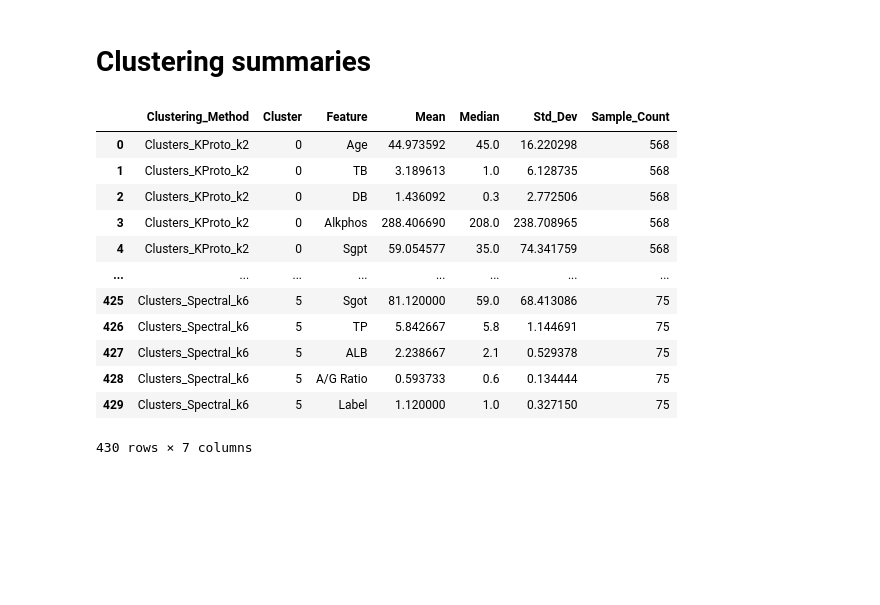
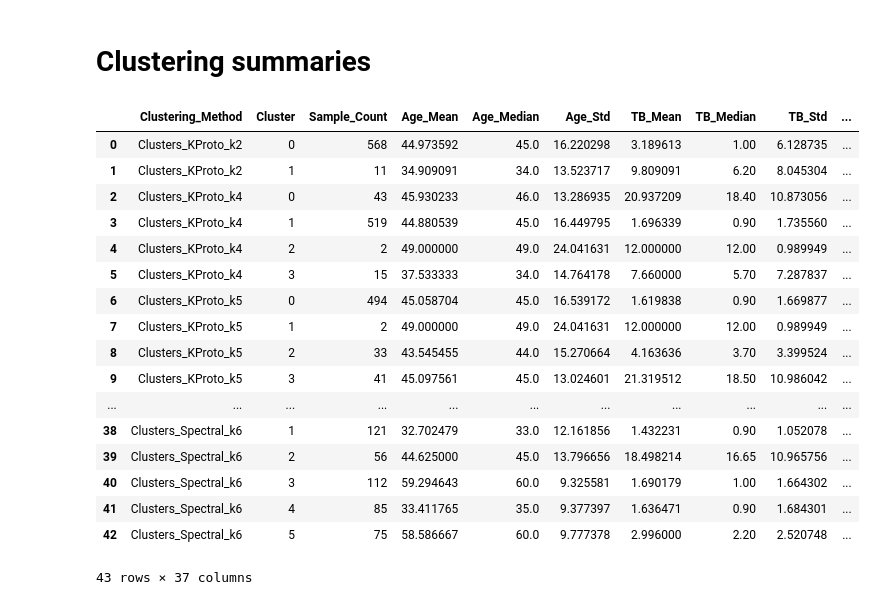
Before and after one commit to Filippo-Corti/ExplainableClustering, a Jupyter notebook: clustering_summaries.ipynb, the cells around one changed output. Cells and saved outputs as stored; diff of their text form; code cells hidden in the pictures; blank space fills up the shorter version.

Commit message:
changes to DataFrame structure

```diff
--- a/clustering_summaries.ipynb
+++ b/clustering_summaries.ipynb
@@ -60,16 +13,0 @@ all_summaries = pd.concat(summary_dfs.values(), ignore_index=True)
-# %%
-all_summaries
-# %% [output]
-|  | Clustering_Method | Cluster | Feature | Mean | Median | Std_Dev | Sample_Count |
-| 0 | Clusters_KProto_k2 | 0 | Age | 44.973592 | 45.0 | 16.220298 | 568 |
-| 1 | Clusters_KProto_k2 | 0 | TB | 3.189613 | 1.0 | 6.128735 | 568 |
-| 2 | Clusters_KProto_k2 | 0 | DB | 1.436092 | 0.3 | 2.772506 | 568 |
-| 3 | Clusters_KProto_k2 | 0 | Alkphos | 288.406690 | 208.0 | 238.708965 | 568 |
-| 4 | Clusters_KProto_k2 | 0 | Sgpt | 59.054577 | 35.0 | 74.341759 | 568 |
-| ... | ... | ... | ... | ... | ... | ... | ... |
-| 425 | Clusters_Spectral_k6 | 5 | Sgot | 81.120000 | 59.0 | 68.413086 | 75 |
-| 426 | Clusters_Spectral_k6 | 5 | TP | 5.842667 | 5.8 | 1.144691 | 75 |
-| 427 | Clusters_Spectral_k6 | 5 | ALB | 2.238667 | 2.1 | 0.529378 | 75 |
-| 428 | Clusters_Spectral_k6 | 5 | A/G Ratio | 0.593733 | 0.6 | 0.134444 | 75 |
-| 429 | Clusters_Spectral_k6 | 5 | Label | 1.120000 | 1.0 | 0.327150 | 75 |
-430 rows × 7 columns
@@ -75,0 +35,56 @@ all_summaries
+# %%
+# Create comprehensive summary DataFrames including gender
+comprehensive_summary = []
+
+for cluster_method in clustering_columns:
+    unique_clusters = sorted(df[cluster_method].unique())
+
+    for cluster in unique_clusters:
+        cluster_id = str(cluster)
+
+        cluster_data = df[df[cluster_method] == cluster][feature_columns]
+        means = cluster_data.mean()
+        medians = cluster_data.median()
+        stds = cluster_data.std()
+
+        gender_info = gender_stats[cluster_method][f'cluster_{cluster}']
+
+        base_row = {
+            'Clustering_Method': cluster_method,
+            'Cluster': cluster_id,
+            'Sample_Count': gender_info['total_count']
+        }
+
+        for feature in feature_columns:
+            base_row[f'{feature}_Mean'] = means[feature]
+            base_row[f'{feature}_Median'] = medians[feature]
+            base_row[f'{feature}_Std'] = stds[feature]
+
+        for gender, proportion in gender_info['gender_proportions'].items():
+            base_row[f'Gender_{gender}_Proportion'] = proportion
+            base_row[f'Gender_{gender}_Count'] = gender_info['gender_counts'][gender]
+
+        comprehensive_summary.append(base_row)
+
+comprehensive_df = pd.DataFrame(comprehensive_summary)
+# %%
+comprehensive_df
+# %% [output]
+|  | Clustering_Method | Cluster | Sample_Count | Age_Mean | Age_Median | Age_Std | TB_Mean | TB_Median | TB_Std | ... |
+| 0 | Clusters_KProto_k2 | 0 | 568 | 44.973592 | 45.0 | 16.220298 | 3.189613 | 1.00 | 6.128735 | ... |
+| 1 | Clusters_KProto_k2 | 1 | 11 | 34.909091 | 34.0 | 13.523717 | 9.809091 | 6.20 | 8.045304 | ... |
+| 2 | Clusters_KProto_k4 | 0 | 43 | 45.930233 | 46.0 | 13.286935 | 20.937209 | 18.40 | 10.873056 | ... |
+| 3 | Clusters_KProto_k4 | 1 | 519 | 44.880539 | 45.0 | 16.449795 | 1.696339 | 0.90 | 1.735560 | ... |
+| 4 | Clusters_KProto_k4 | 2 | 2 | 49.000000 | 49.0 | 24.041631 | 12.000000 | 12.00 | 0.989949 | ... |
+| 5 | Clusters_KProto_k4 | 3 | 15 | 37.533333 | 34.0 | 14.764178 | 7.660000 | 5.70 | 7.287837 | ... |
+| 6 | Clusters_KProto_k5 | 0 | 494 | 45.058704 | 45.0 | 16.539172 | 1.619838 | 0.90 | 1.669877 | ... |
+| 7 | Clusters_KProto_k5 | 1 | 2 | 49.000000 | 49.0 | 24.041631 | 12.000000 | 12.00 | 0.989949 | ... |
+| 8 | Clusters_KProto_k5 | 2 | 33 | 43.545455 | 44.0 | 15.270664 | 4.163636 | 3.70 | 3.399524 | ... |
+| 9 | Clusters_KProto_k5 | 3 | 41 | 45.097561 | 45.0 | 13.024601 | 21.319512 | 18.50 | 10.986042 | ... |
+| ... | ... | ... | ... | ... | ... | ... | ... | ... | ... | ... |
+| 38 | Clusters_Spectral_k6 | 1 | 121 | 32.702479 | 33.0 | 12.161856 | 1.432231 | 0.90 | 1.052078 | ... |
+| 39 | Clusters_Spectral_k6 | 2 | 56 | 44.625000 | 45.0 | 13.796656 | 18.498214 | 16.65 | 10.965756 | ... |
+| 40 | Clusters_Spectral_k6 | 3 | 112 | 59.294643 | 60.0 | 9.325581 | 1.690179 | 1.00 | 1.664302 | ... |
+| 41 | Clusters_Spectral_k6 | 4 | 85 | 33.411765 | 35.0 | 9.377397 | 1.636471 | 0.90 | 1.684301 | ... |
+| 42 | Clusters_Spectral_k6 | 5 | 75 | 58.586667 | 60.0 | 9.777378 | 2.996000 | 2.20 | 2.520748 | ... |
+43 rows × 37 columns
```
Also changed, not shown: parts of 4 cells of this notebook.
